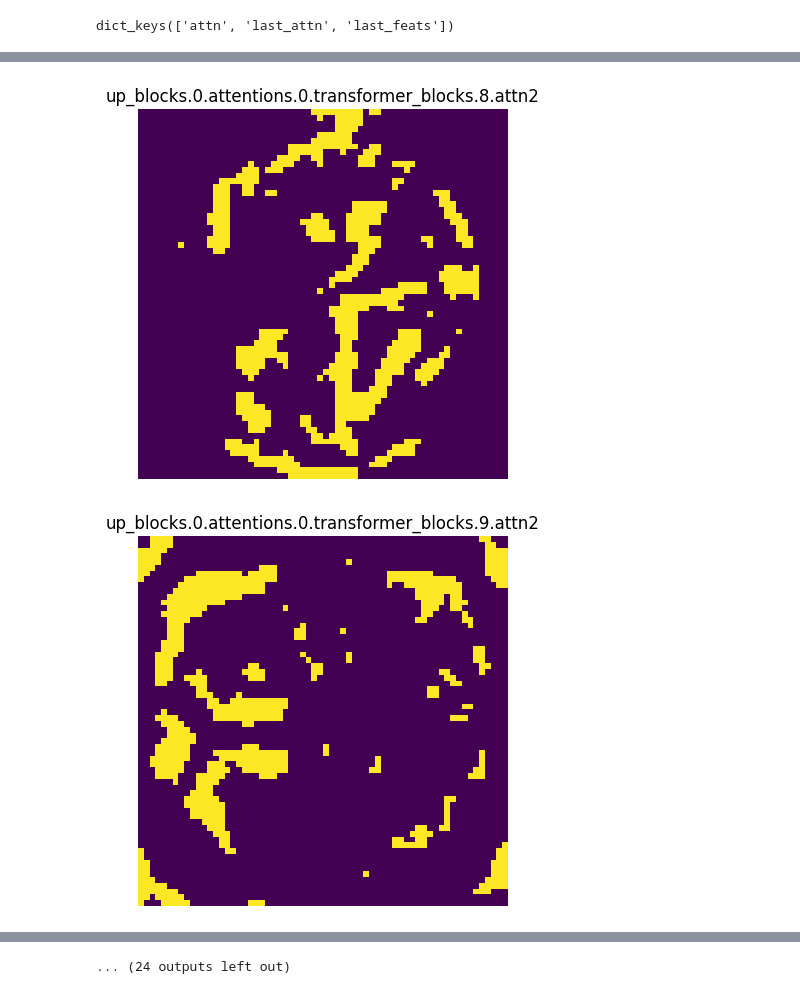
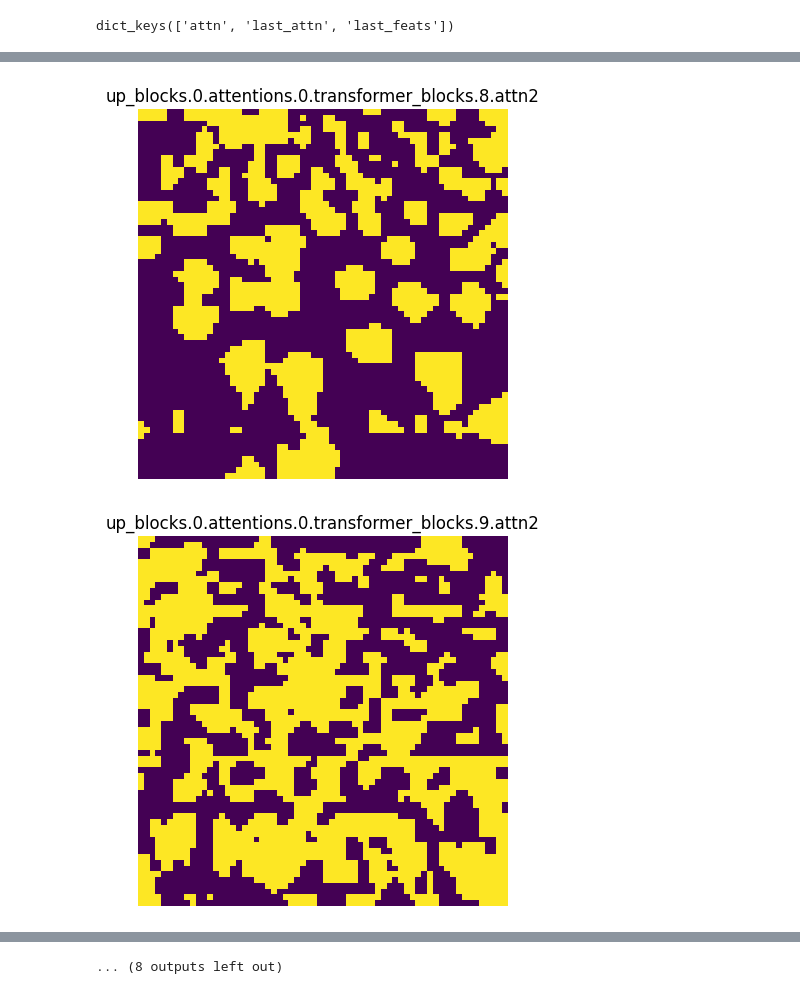
Before and after one commit to Palandr123/ML-project, a Jupyter notebook: Demo.ipynb, the cells around one changed output, grey strips where cells are left out. Cells and saved outputs as stored; diff of their text form; code cells hidden in the pictures.

```diff
--- a/Demo.ipynb
+++ b/Demo.ipynb
@@ -245,5 +247,5 @@ attn_greenlist
 # %%
-prompt="a photo of a carrot and an onion in a hot tub outdoors"
+prompt="a photo of rubber ducks walking on street"
 if prompt is not None and isinstance(prompt, str):
     batch_size = 1
 elif prompt is not None and isinstance(prompt, list):
@@ -354,12 +368,12 @@ dict_keys(['attn', 'last_attn', 'last_feats'])
 #@title Visualize attention (must check save_aux)
 from matplotlib import pyplot as plt
 prompt_text_ids = base.tokenizer(prompt, return_tensors='np')['input_ids'][0]
-attn_words = "hot tub"
+attn_words = "rubber ducks"
 word_ids = base.tokenizer(attn_words, return_tensors='np')['input_ids']
 word_ids = word_ids[word_ids < 49406]
 idxs = search_sequence_numpy(prompt_text_ids, word_ids)
 # for k,v in {k:(torch.stack([_.cpu() for _ in v])[:].mean(0)[0][..., idxs].mean(-1)[None, ..., None])[0][...,0] for k,v in aux['attn'].items() if k.startswith('up')}.items():
-for k,v in {k:normalized_attention(torch.stack([_.cpu() for _ in v])[:].mean(0)[0][..., idxs].mean(-1)[None, ..., None],hard=True,threshold=0.8)[0][...,0] for k,v in aux['attn'].items() if k.startswith('up')}.items():
+for k,v in {k:normalized_attention(torch.stack([_.cpu() for _ in v])[:].mean(0)[0][..., idxs].mean(-1)[None, ..., None],hard=True,threshold=0.5)[0][...,0] for k,v in aux['attn'].items() if k.startswith('up')}.items():
   plt.figure()
   plt.title(k)
   plt.axis('off')
@@ -377,2 +391,2 @@ for k,v in {k:normalized_attention(torch.stack([_.cpu() for _ in v])[:].mean(0)[
-[figure, old version]
+[figure, new version]
-[figure, old version]
+[figure, new version]
@@ -381 +395 @@ for k,v in {k:normalized_attention(torch.stack([_.cpu() for _ in v])[:].mean(0)[
-... (24 outputs left out)
+... (8 outputs left out)
```
Also changed, not shown: parts of 8 cells of this notebook.
